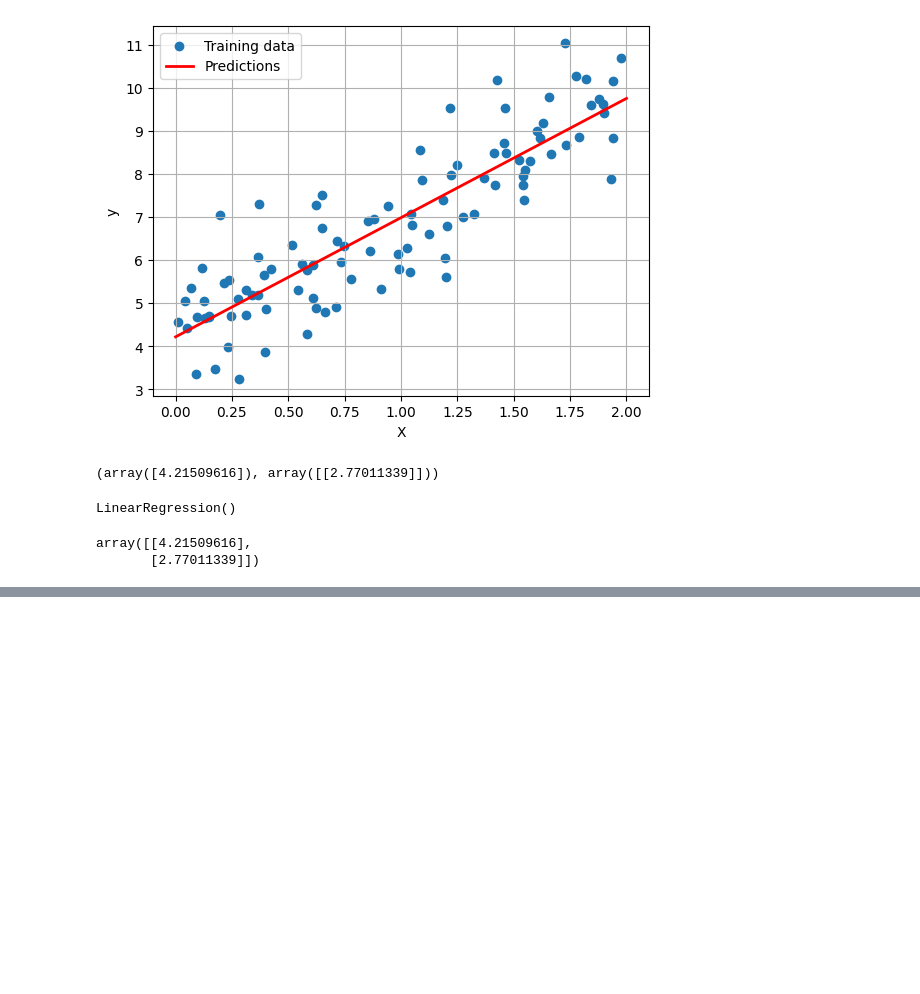
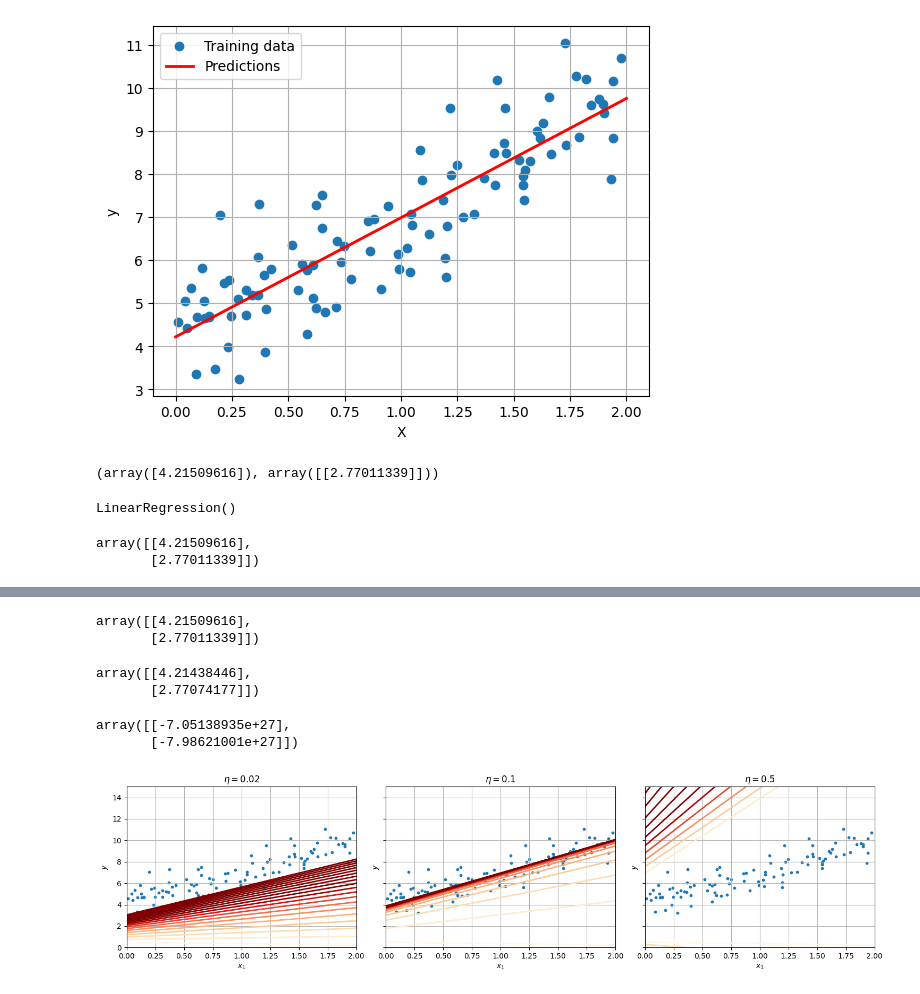
Before and after one commit to Sankalp17ML/hands-on-ml-training-models, a Jupyter notebook: notebooks/04_training_models.ipynb, the cells around one changed output, grey strips where cells are left out. Cells and saved outputs as stored; diff of their text form; code cells hidden in the pictures; blank space fills up the shorter version.

```diff
--- a/notebooks/04_training_models.ipynb
+++ b/notebooks/04_training_models.ipynb
@@ -113,0 +131,5 @@ array([[4.21509616],
+# %%
+theta
+# %% [output]
+array([[4.21509616],
+       [2.77011339]])
@@ -113,0 +147,74 @@ array([[4.21509616],
+# %%
+theta
+# %% [output]
+array([[4.21438446],
+       [2.77074177]])
+# %%
+eta = 0.5
+n_epochs = 1000
+m = len(X_b)
+
+np.random.seed(42)
+theta = np.random.randn(2, 1)
+
+for epoch in range(n_epochs):
+    gradients = 2 / m * X_b.T @ (X_b @ theta - y)
+    theta = theta - eta * gradients
+# %%
+theta
+# %% [output]
+array([[-7.05138935e+27],
+       [-7.98621001e+27]])
+# %%
+import numpy as np
+import matplotlib.pyplot as plt
+from sklearn.preprocessing import add_dummy_feature
+
+
+np.random.seed(42)
+m = 100
+X = 2 * np.random.rand(m, 1)
+y = 4 + 3 * X + np.random.randn(m, 1)
+
+X_b = add_dummy_feature(X)
+X_new = np.array([[0], [2]])
+X_new_b = add_dummy_feature(X_new)
+
+
+def plot_gradient_descent(theta, eta, ax, n_epochs=20):
+    ax.scatter(X, y, s=10)
+
+    for epoch in range(n_epochs):
+
+        y_predict = X_new_b @ theta
+
+        if epoch < 20:
+            ax.plot(X_new, y_predict, color=plt.cm.OrRd(epoch / 10), linewidth=2)
+
+
+        gradients = 2 / m * X_b.T @ (X_b @ theta - y)
+
+
+        theta = theta - eta * gradients
+
+    ax.set_title(r"$\eta = {}$".format(eta))
+    ax.set_xlabel("$x_1$")
+    ax.set_ylabel("$y$")
+    ax.set_xlim(0, 2)
+    ax.set_ylim(0, 15)
+    ax.grid(True)
+
+
+np.random.seed(42)
+theta_initial = np.random.randn(2, 1)
+
+fig, axes = plt.subplots(ncols=3, figsize=(15, 4), sharey=True)
+
+plot_gradient_descent(theta_initial.copy(), eta=0.02, ax=axes[0])
+plot_gradient_descent(theta_initial.copy(), eta=0.1, ax=axes[1])
+plot_gradient_descent(theta_initial.copy(), eta=0.5, ax=axes[2])
+
+plt.tight_layout()
+plt.show()
+# %% [output]
+[figure, added]
```
Also changed, not shown: parts of 25 cells of this notebook, 2 other files.
